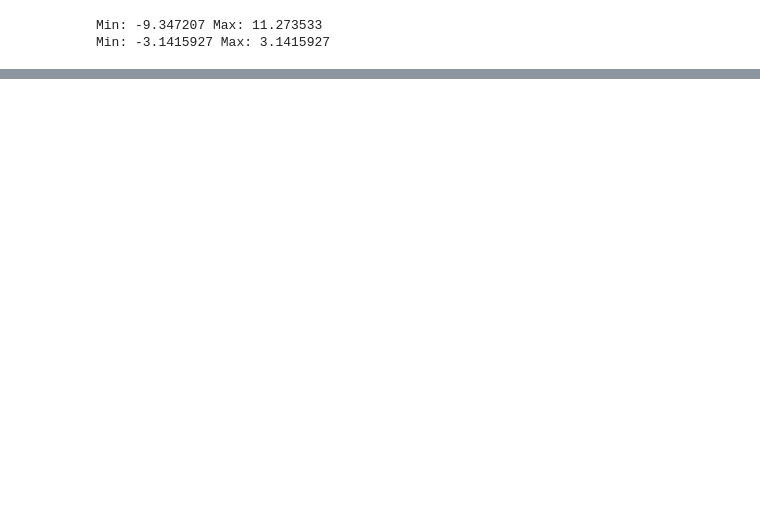
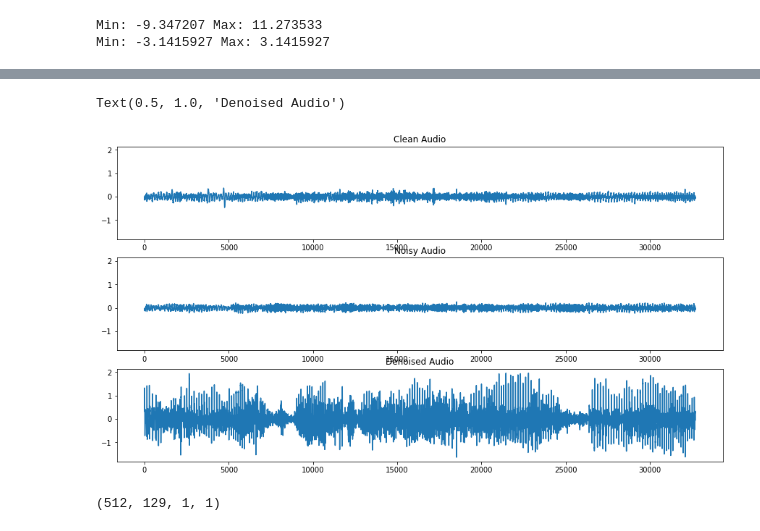
Before and after one commit to iwanko/MIL-audio-denoising-task, a Jupyter notebook: 2_SpeechDenoiserCNN.ipynb, the cells around one changed output, grey strips where cells are left out. Saved outputs shown, nothing was run; the diff lists cells and outputs as text; code cells hidden in the pictures; blank space fills up the shorter version.

```diff
--- a/2_SpeechDenoiserCNN.ipynb
+++ b/2_SpeechDenoiserCNN.ipynb
@@ -502,0 +493,6 @@ mags1.numpy().shape, denois1.shape
+# %%
+idx = 35
+
+### CLEAN
+clean_audio_test = revert_features_to_audio(*audio_from_set(test_dataset, idx, clean=True))
+ipd.Audio(data=clean_audio_test, rate=fs)
@@ -502,0 +501,4 @@ mags1.numpy().shape, denois1.shape
+# %%
+mags3, nois3 = audio_from_set(test_dataset, idx)
+print("Min:", np.min(mags3),"Max:",np.max(mags3))
+print("Min:", np.min(nois3),"Max:",np.max(nois3))
@@ -503,6 +508,6 @@ mags1.numpy().shape, denois1.shape
 # %%
 ### NOISY
-first_train = revert_features_to_audio(mags1.numpy()[:,:, 7,:], nois1)
-print("Min:", np.min(first_train),"Max:",np.max(first_train))
-ipd.Audio(data=first_train, rate=fs)
+noisy_test = revert_features_to_audio(mags3.numpy()[:,:, 7,:], nois3)
+print("Min:", np.min(noisy_test),"Max:",np.max(noisy_test))
+ipd.Audio(data=noisy_test, rate=fs)
 # %% [output]
@@ -510 +515,7 @@ Min: -0.27997148 Max: 0.24453095
 [interactive output not drawn]
+# %%
+### DENOISED
+feats3 = model.predict(mags3)
+denoised_test = revert_features_to_audio(feats3, nois3)
+print("Min:", np.min(denoised_test),"Max:",np.max(denoised_test))
+ipd.Audio(data=denoised_test, rate=fs)
@@ -510,0 +525,16 @@ Min: -0.27997148 Max: 0.24453095
+# %%
+f, (ax1, ax2, ax3) = plt.subplots(3, 1, sharey=True, figsize=(15,8))
+
+#plt.plot(figsize=(15,8))
+
+ax1.plot(clean_audio_test)
+ax1.set_title("Clean Audio")
+
+ax2.plot(noisy_test)
+ax2.set_title("Noisy Audio")
+
+ax3.plot(denoised_test)
+ax3.set_title("Denoised Audio")
+# %% [output]
+Text(0.5, 1.0, 'Denoised Audio')
+[figure, added]
@@ -511,2 +554,9 @@ Min: -0.27997148 Max: 0.24453095
+# %%
+nth = 10
+mags2, nois2 = audio_from_set(train_dataset, nth)
+feats2 = model.predict(mags2)
+feats2.shape
+# %% [output]
+(512, 129, 1, 1)
 # %%
 ### CLEAN
```
Also changed, not shown: parts of 92 cells of this notebook.
